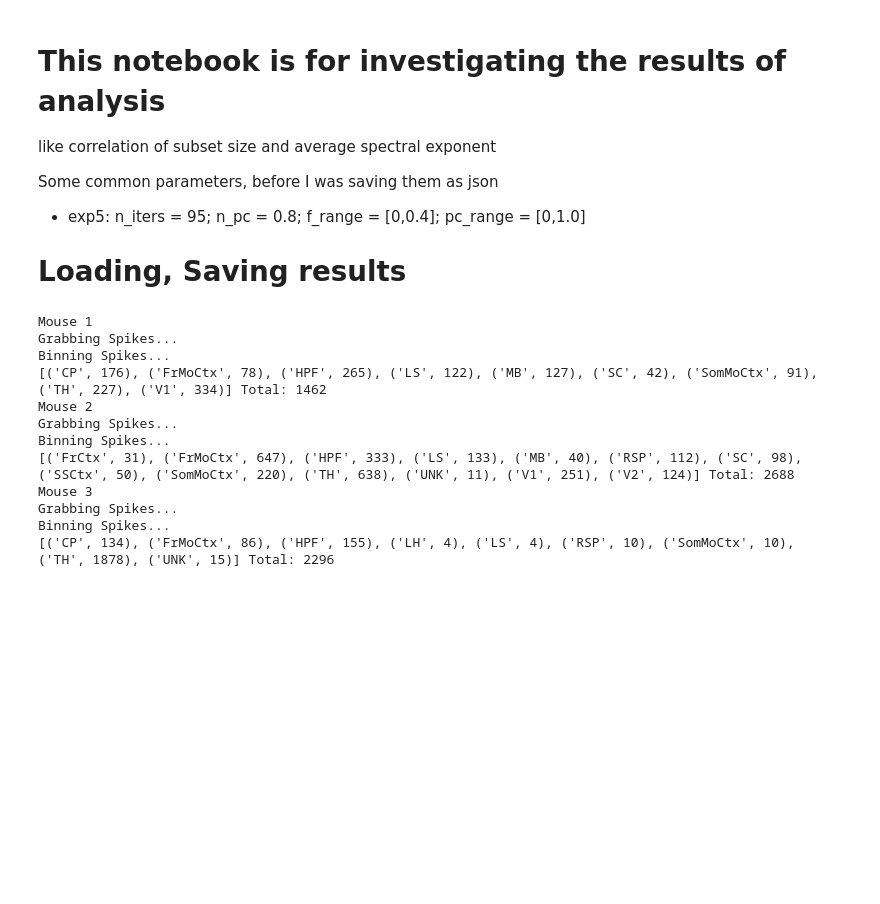
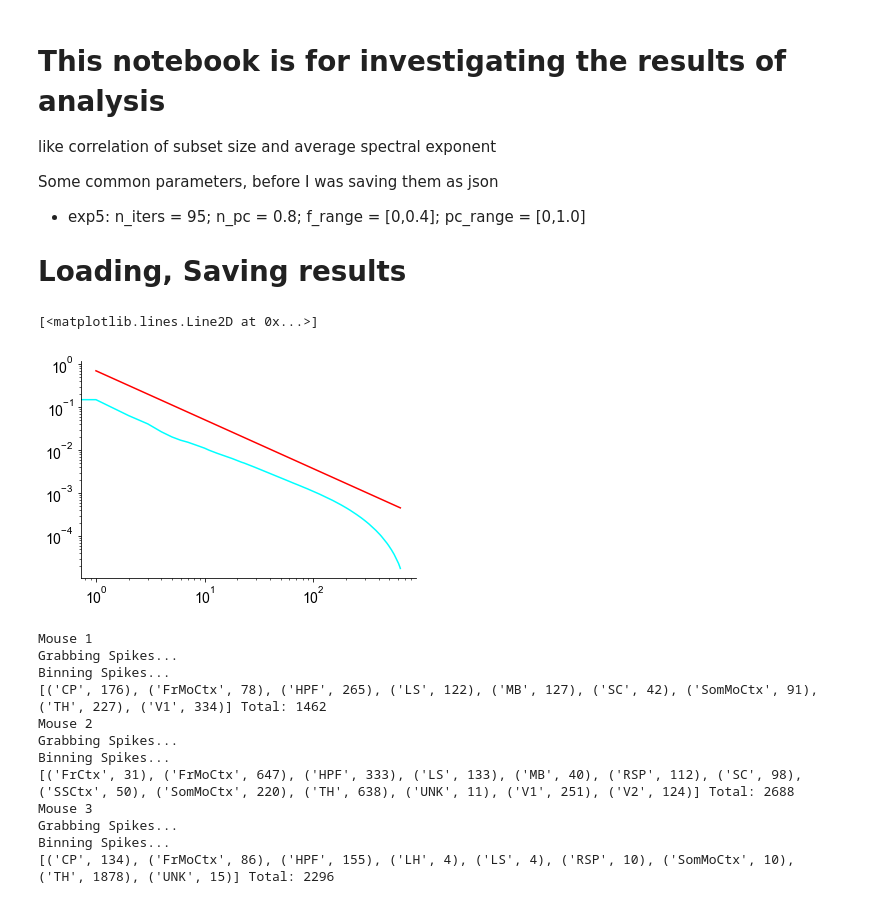
Before and after one commit to voytekresearch/galaxybrain, a Jupyter notebook: notebooks/explorative_analysis_plotting.ipynb, the cells around one changed output. Saved outputs shown, nothing was run; the diff lists cells and outputs as text; code cells hidden in the pictures; blank space fills up the shorter version.

```diff
--- a/notebooks/explorative_analysis_plotting.ipynb
+++ b/notebooks/explorative_analysis_plotting.ipynb
@@ -31,3 +31,18 @@ _=load_and_plot('../data/experiments/expTESTSIM', type_='sim', plot='../fig/isin
+# %%
+data=load_and_plot('../data/experiments/expTIMESLOPE',mice=['krebs'], type_='mouse')
+data = data['krebs'][0] # 'all' index
+# %%
+r_i = 1 # random index of subset size
+exp = data[2]['espec_exp'][:,r_i].mean(0)
+offset = data[2]['pca_b'][:,r_i].mean(0)
+model = lambda x: -offset*x**-exp
+eigs = data[2]['eigs'][r_i]
+x = np.arange(len(eigs))
+plt.loglog(x, model(x),color='red')
+plt.loglog(eigs)
+# %% [output]
+[<matplotlib.lines.Line2D at 0x...>]
+[figure, added]
 # %%
                                 ####################################################
                                 # (NOT NEEDED as of now) Run this to load raw data #
```
Also changed, not shown: parts of 1 cell of this notebook, 6 other files.
